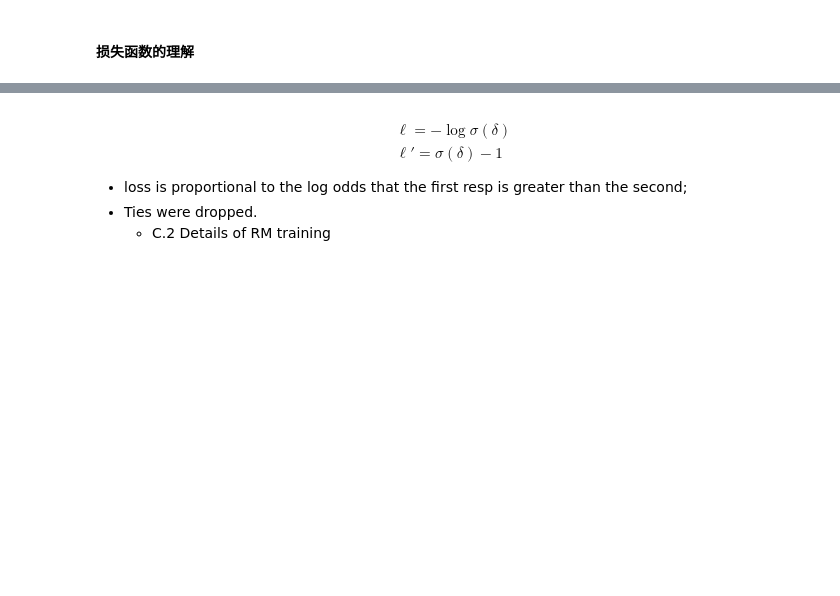
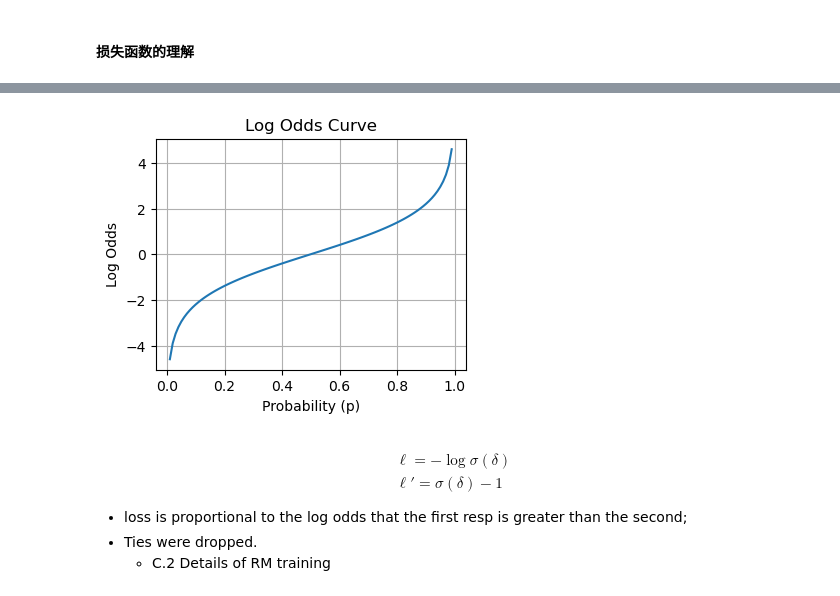
Before and after one commit to chunhuizhang/personal_chatgpt, a Jupyter notebook: tutorials/reward_model/reward_model_Bradley_Terry_model.ipynb, the cells around one changed output, grey strips where cells are left out. Drawn from its saved outputs; the diff is of its cells as text; code cells hidden in the pictures; blank space fills up the shorter version.

```diff
--- a/tutorials/reward_model/reward_model_Bradley_Terry_model.ipynb
+++ b/tutorials/reward_model/reward_model_Bradley_Terry_model.ipynb
@@ -32,3 +57,16 @@ Image(url='./imgs/quality-labels.png', width=500)
+# %%
+p = np.linspace(0.01, 0.99, 100)
+log_odds = np.log(p / (1 - p))  # Calculate log odds
+
+# Plotting the log odds curve
+plt.figure(figsize=(4, 3))
+plt.plot(p, log_odds)
+plt.xlabel('Probability (p)')
+plt.ylabel('Log Odds')
+plt.title('Log Odds Curve')
+plt.grid(True)
+# %% [output]
+[figure, added]
 # %% [markdown]
 $$
 \begin{split}
```
Also changed, not shown: parts of 8 cells of this notebook.
